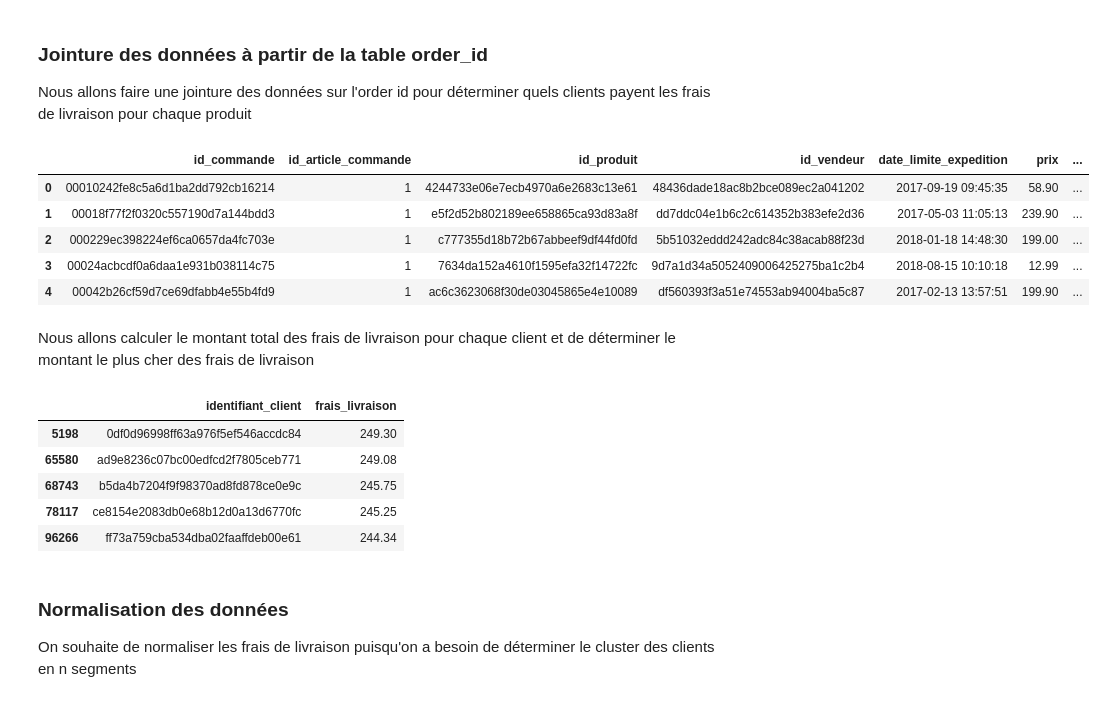
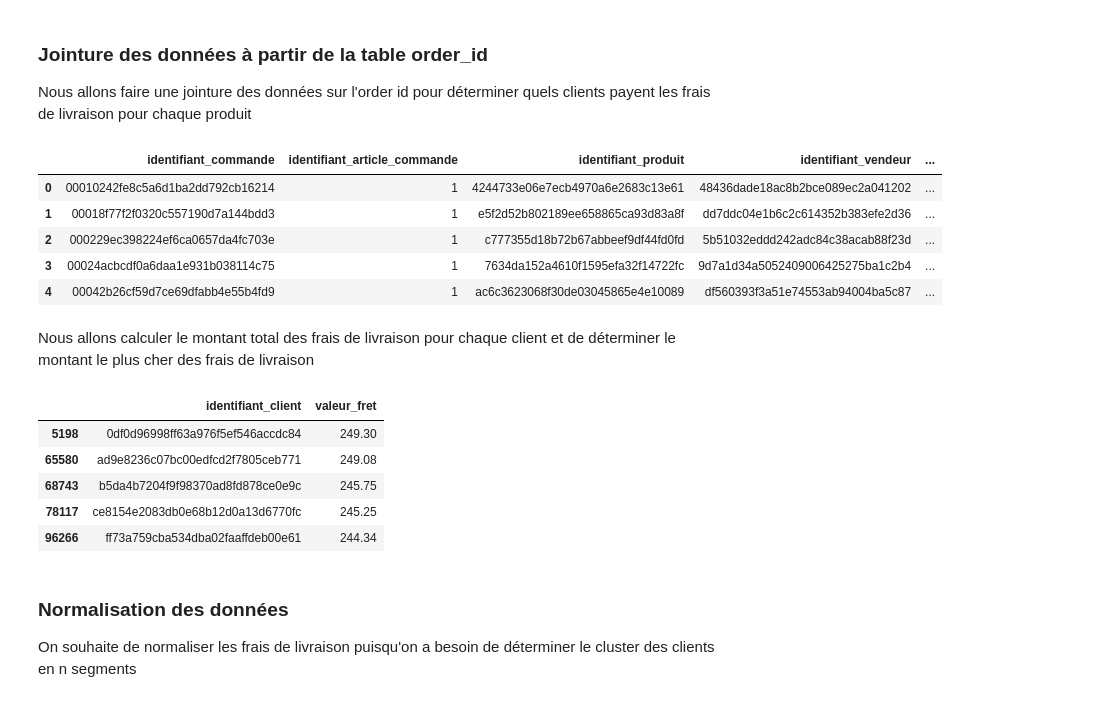
Before and after one commit to Jeremi971/analyse_e_commerce_md5, a Jupyter notebook: analyse.ipynb, the cells around one changed output. Saved outputs shown, nothing was run; the diff lists cells and outputs as text; code cells hidden in the pictures.

```diff
--- a/analyse.ipynb
+++ b/analyse.ipynb
@@ -90,25 +90,25 @@ array(['delivered', 'invoiced', 'shipped', 'processing', 'unavailable',
 ##### Renommer les colonnes
 # %%
 df_items = df_items.rename(columns={
-    'order_id': 'id_commande',
-    'order_item_id': 'id_article_commande',
-    'product_id': 'id_produit',
-    'seller_id': 'id_vendeur',
+    'order_id': 'identifiant_commande',
+    'order_item_id': 'identifiant_article_commande',
+    'product_id': 'identifiant_produit',
+    'seller_id': 'identifiant_vendeur',
     'shipping_limit_date': 'date_limite_expedition',
     'price': 'prix',
-    'freight_value': 'frais_livraison'
+    'freight_value': 'valeur_fret'
 })
 
 # Renommer les colonnes
 df_orders = df_orders.rename(columns={
-    'order_id': 'id_commande',
+    'order_id': 'identifiant_commande',
     'customer_id': 'identifiant_client',
     'order_status': 'statut_commande',
-    'order_purchase_timestamp': 'timestamp_achat',
-    'order_approved_at': 'timestamp_validation',
-    'order_delivered_carrier_date': 'date_livraison_transporteur',
-    'order_delivered_customer_date': 'date_livraison_client',
-    'order_estimated_delivery_date': 'date_livraison_estimee'
+    'order_purchase_timestamp': 'timestamp_achat_commande',
+    'order_approved_at': 'commande_approuvee_a',
+    'order_delivered_carrier_date': 'date_livraison_transporteur_commande',
+    'order_delivered_customer_date': 'date_livraison_client_commande',
+    'order_estimated_delivery_date': 'date_livraison_estimee_commande'
 })
 # %% [markdown]
 Nous allons d'abord enlever les doublons
@@ -140,35 +140,35 @@ print(df_delivered_orders.shape)
 Nous allons faire une jointure des données sur l'order id pour déterminer quels clients payent les frais de livraison pour chaque produit
 # %%
 # Jointure INNER JOIN à partir de la table order_id
-merged_data = pd.merge(df_items, df_delivered_orders, on='id_commande')
+merged_data = pd.merge(df_items, df_delivered_orders, on='identifiant_commande')
 
 merged_data.head()
 # %% [output]
-|  | id_commande | id_article_commande | id_produit | id_vendeur | date_limite_expedition | prix | ... |
-| 0 | 00010242fe8c5a6d1ba2dd792cb16214 | 1 | 4244733e06e7ecb4970a6e2683c13e61 | 48436dade18ac8b2bce089ec2a041202 | 2017-09-19 09:45:35 | 58.90 | ... |
-| 1 | 00018f77f2f0320c557190d7a144bdd3 | 1 | e5f2d52b802189ee658865ca93d83a8f | dd7ddc04e1b6c2c614352b383efe2d36 | 2017-05-03 11:05:13 | 239.90 | ... |
-| 2 | 000229ec398224ef6ca0657da4fc703e | 1 | c777355d18b72b67abbeef9df44fd0fd | 5b51032eddd242adc84c38acab88f23d | 2018-01-18 14:48:30 | 199.00 | ... |
-| 3 | 00024acbcdf0a6daa1e931b038114c75 | 1 | 7634da152a4610f1595efa32f14722fc | 9d7a1d34a5052409006425275ba1c2b4 | 2018-08-15 10:10:18 | 12.99 | ... |
-| 4 | 00042b26cf59d7ce69dfabb4e55b4fd9 | 1 | ac6c3623068f30de03045865e4e10089 | df560393f3a51e74553ab94004ba5c87 | 2017-02-13 13:57:51 | 199.90 | ... |
+|  | identifiant_commande | identifiant_article_commande | identifiant_produit | identifiant_vendeur | ... |
+| 0 | 00010242fe8c5a6d1ba2dd792cb16214 | 1 | 4244733e06e7ecb4970a6e2683c13e61 | 48436dade18ac8b2bce089ec2a041202 | ... |
+| 1 | 00018f77f2f0320c557190d7a144bdd3 | 1 | e5f2d52b802189ee658865ca93d83a8f | dd7ddc04e1b6c2c614352b383efe2d36 | ... |
+| 2 | 000229ec398224ef6ca0657da4fc703e | 1 | c777355d18b72b67abbeef9df44fd0fd | 5b51032eddd242adc84c38acab88f23d | ... |
+| 3 | 00024acbcdf0a6daa1e931b038114c75 | 1 | 7634da152a4610f1595efa32f14722fc | 9d7a1d34a5052409006425275ba1c2b4 | ... |
+| 4 | 00042b26cf59d7ce69dfabb4e55b4fd9 | 1 | ac6c3623068f30de03045865e4e10089 | df560393f3a51e74553ab94004ba5c87 | ... |
 # %% [markdown]
 Nous allons calculer le montant total des frais de livraison pour chaque client et de déterminer le montant le plus cher des frais de livraison
 # %%
 # Calcul du montant total des frais de transport pour chaque client
-total_freight_per_customer = merged_data.groupby('identifiant_client')['frais_livraison'].sum()
+total_freight_per_customer = merged_data.groupby('identifiant_client')['valeur_fret'].sum()
 
 # Créer un DataFrame pour les identifiants des clients et les frais de livraison
 df_sorted_customers = pd.DataFrame({'identifiant_client': total_freight_per_customer.index,
-                                    'frais_livraison': total_freight_per_customer.values})
+                                    'valeur_fret': total_freight_per_customer.values})
 
-df_sorted_customers = df_sorted_customers.loc[(df_sorted_customers["frais_livraison"] > 80) & (df_sorted_customers["frais_livraison"] < 250)]
+df_sorted_customers = df_sorted_customers.loc[(df_sorted_customers["valeur_fret"] > 80) & (df_sorted_customers["valeur_fret"] < 250)]
 
 # Trier les clients par montant total des frais de livraison
-df_sorted_customers = df_sorted_customers.sort_values(by='frais_livraison', ascending=False)
+df_sorted_customers = df_sorted_customers.sort_values(by='valeur_fret', ascending=False)
 
 # Affichage des premières lignes du nouveau DataFrame
 df_sorted_customers.head()
 # %% [output]
-|  | identifiant_client | frais_livraison |
+|  | identifiant_client | valeur_fret |
 | 5198 | 0df0d96998ff63a976f5ef546accdc84 | 249.30 |
 | 65580 | ad9e8236c07bc00edfcd2f7805ceb771 | 249.08 |
 | 68743 | b5da4b7204f9f98370ad8fd878ce0e9c | 245.75 |
```
Also changed, not shown: parts of 7 cells of this notebook.
